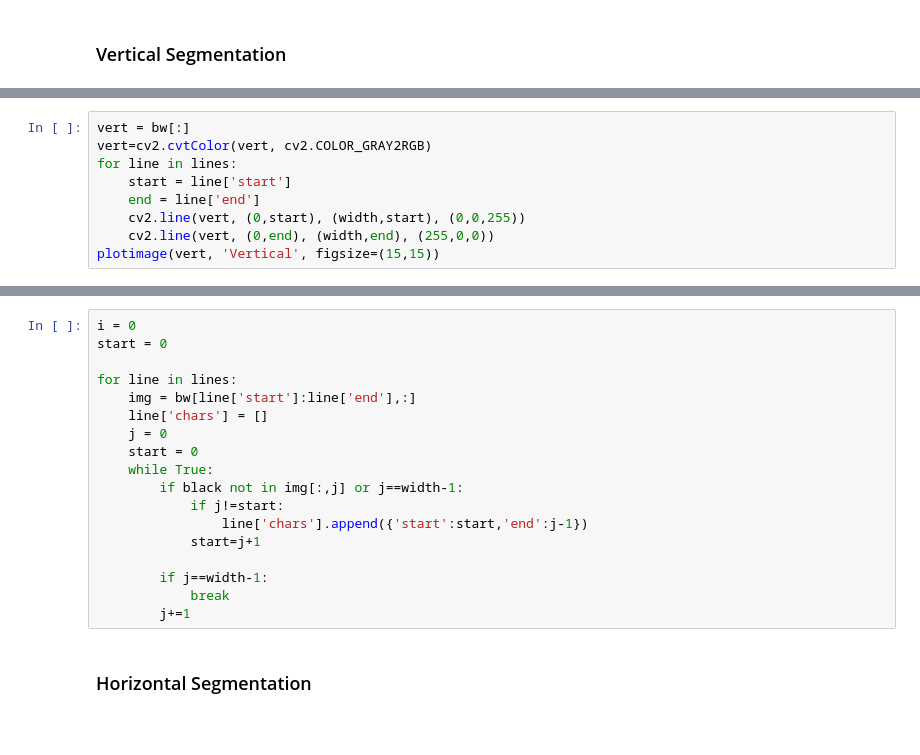
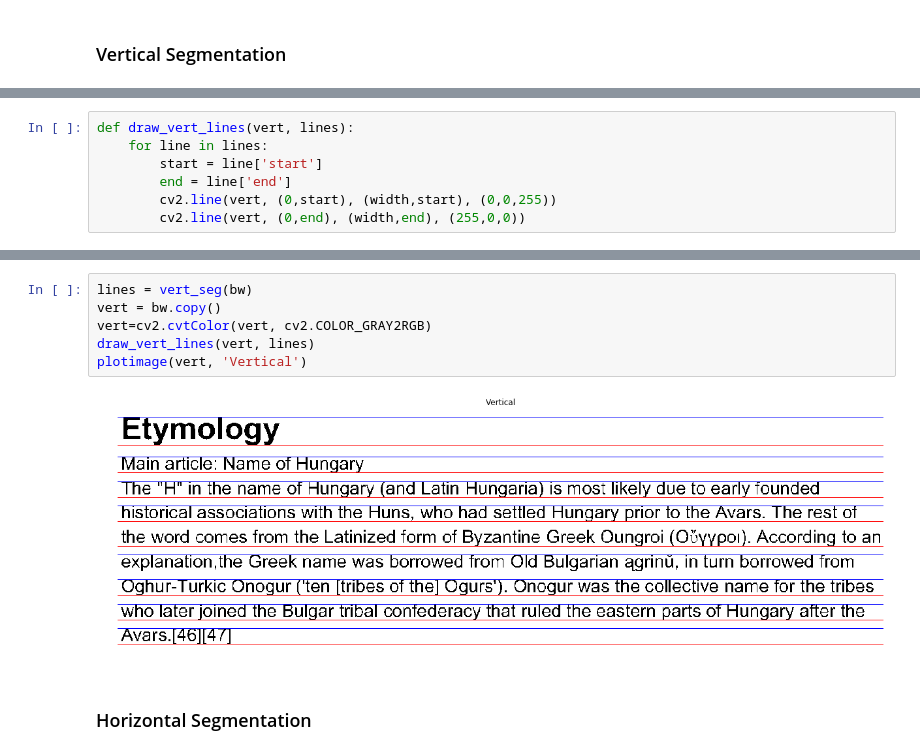
Before and after one commit to ghaiszaher/Image-Processing-OCR-Walsh, a Jupyter notebook: characters_segmentation.ipynb, the cells around one changed output, grey strips where cells are left out. Drawn from its saved outputs; the diff is of its cells as text; blank space fills up the shorter version.

```diff
--- a/characters_segmentation.ipynb
+++ b/characters_segmentation.ipynb
@@ -59,9 +73,7 @@ while True:
 # %%
-vert = bw[:]
-vert=cv2.cvtColor(vert, cv2.COLOR_GRAY2RGB)
-for line in lines:
-    start = line['start']
-    end = line['end']
-    cv2.line(vert, (0,start), (width,start), (0,0,255))
-    cv2.line(vert, (0,end), (width,end), (255,0,0))
-plotimage(vert, 'Vertical', figsize=(15,15))
+def draw_vert_lines(vert, lines):
+    for line in lines:
+        start = line['start']
+        end = line['end']
+        cv2.line(vert, (0,start), (width,start), (0,0,255))
+        cv2.line(vert, (0,end), (width,end), (255,0,0))
@@ -70,20 +80,10 @@ plotimage(vert, 'Vertical', figsize=(15,15))
-# %%
-i = 0
-start = 0
-
-for line in lines:
-    img = bw[line['start']:line['end'],:]
-    line['chars'] = []
-    j = 0
-    start = 0
-    while True:
-        if black not in img[:,j] or j==width-1:
-            if j!=start:
-                line['chars'].append({'start':start,'end':j-1})
-            start=j+1
-
-        if j==width-1:
-            break
-        j+=1
+# %%
+lines = vert_seg(bw)
+vert = bw.copy()
+vert=cv2.cvtColor(vert, cv2.COLOR_GRAY2RGB)
+draw_vert_lines(vert, lines)
+plotimage(vert, 'Vertical')
+# %% [output]
+[figure, added]
 # %% [markdown]
 ### Horizontal Segmentation
```
Also changed, not shown: parts of 13 cells of this notebook, 2 other files.
